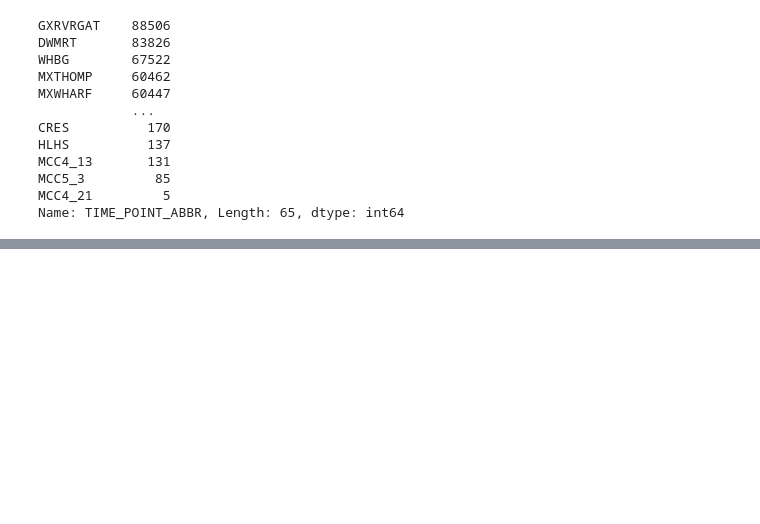
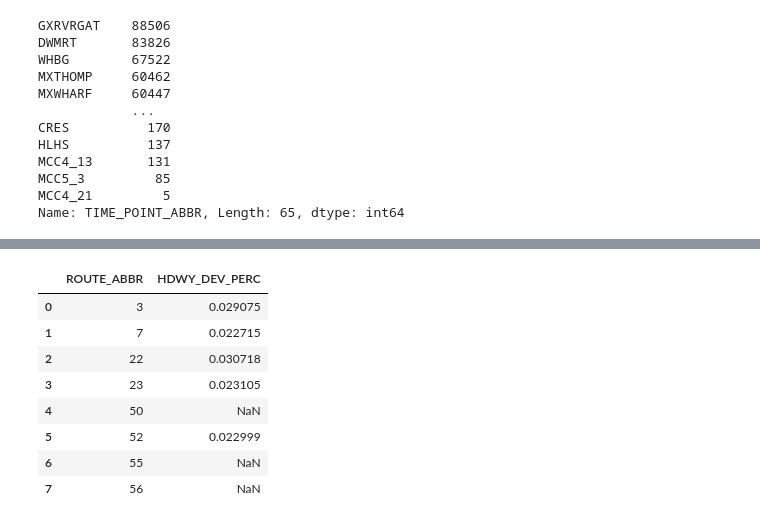
Before and after one commit to NSS-Data-Analytics-Cohort-7/wego-python-bit-my_finger, a Jupyter notebook: notebook/wego_preston_notebook.ipynb, the cells around one changed output, grey strips where cells are left out. Saved outputs shown, nothing was run; the diff lists cells and outputs as text; code cells hidden in the pictures; blank space fills up the shorter version.

```diff
--- a/notebook/wego_preston_notebook.ipynb
+++ b/notebook/wego_preston_notebook.ipynb
@@ -201,0 +239,12 @@ wego_tidy.head()
+# %%
+wego_tidy.groupby('ROUTE_ABBR', as_index=False)['HDWY_DEV_PERC'].mean()
+# %% [output]
+|  | ROUTE_ABBR | HDWY_DEV_PERC |
+| 0 | 3 | 0.029075 |
+| 1 | 7 | 0.022715 |
+| 2 | 22 | 0.030718 |
+| 3 | 23 | 0.023105 |
+| 4 | 50 | NaN |
+| 5 | 52 | 0.022999 |
+| 6 | 55 | NaN |
+| 7 | 56 | NaN |
```
Also changed, not shown: parts of 11 cells of this notebook.
